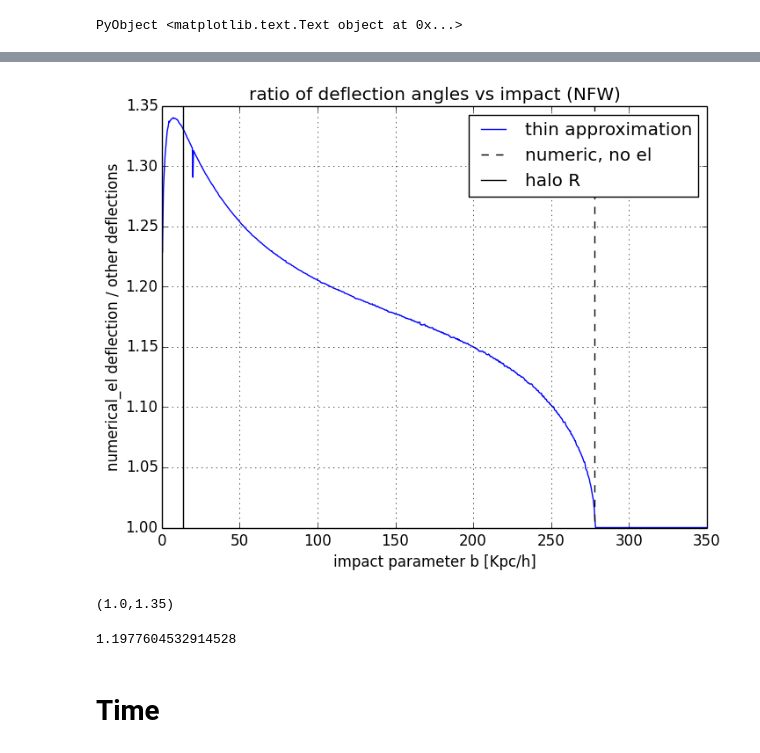
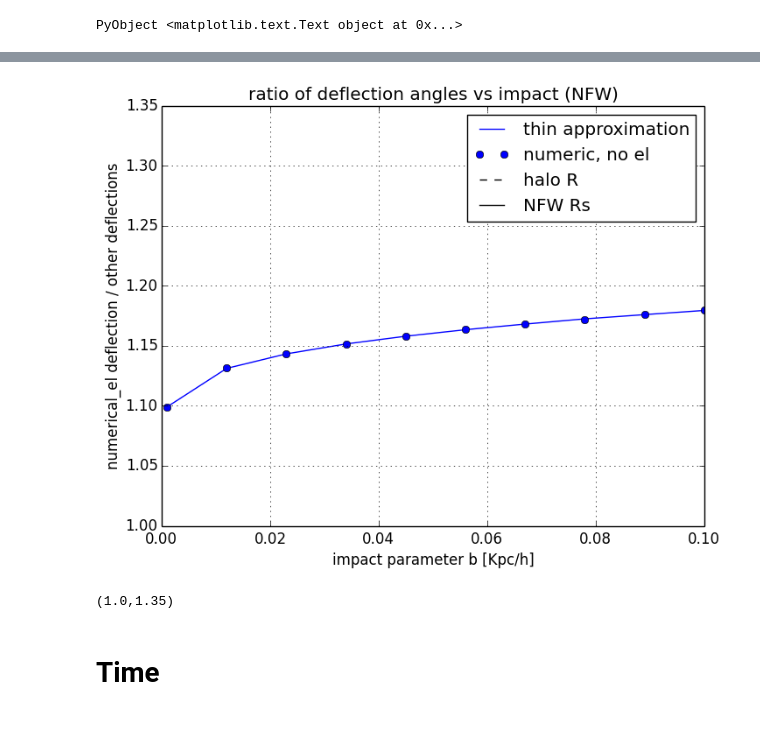
Before and after one commit to skariel/Lensing, a Jupyter notebook: BASELINE.ipynb, the cells around one changed output, grey strips where cells are left out. Saved outputs shown, nothing was run; the diff lists cells and outputs as text; code cells hidden in the pictures; blank space fills up the shorter version.

```diff
--- a/BASELINE.ipynb
+++ b/BASELINE.ipynb
@@ -168,24 +140,24 @@ WARNING: Method definition projmass(Any) in module Main at In[3]:4 overwritten a
 # %%
 bs=Float64[]
-nfw_tdas=Float64[]
-nfw_ddas=Float64[]
-nfw_edas=Float64[]
+bnfw_tdas=Float64[]
+bnfw_ddas=Float64[]
+bnfw_edas=Float64[]
 
 rs = 3.3e6
-for b in big(linspace(0.03, 350, 1000))
+for b in big(linspace(0.001, 0.1, 10))
     println(b)
     push!(bs, b)
 
     tg = b/rs
-#      dx, dy, du, ddu, dia, doa, dda, dθ =
-#          numeric(massfunc, 0.0, rs, tg, 1000);
+    dx, dy, du, ddu, dia, doa, dda, dθ =
+        numeric(massfunc, 0.0, rs, tg, 1000);
     tx, ty, tu, tdu, tia, toa, tda, tθ =
         thin(projmass, 0.0, rs, tg, 1000);
     ex, ey, eu, edu, eia, eoa, eda, eθ =
         numeric_el(massfunc, rhofunc, 0.0, rs, tg, 1000);
 
-    push!(nfw_tdas, float(tda))
-#    push!(nfw_ddas, float(dda))
-    push!(nfw_edas, float(eda));
+    push!(bnfw_tdas, float(tda))
+    push!(bnfw_ddas, float(dda))
+    push!(bnfw_edas, float(eda));
 end;
 # %% [output]
@@ -229,23 +197,22 @@ ValueError('x and y must have same first dimension',)
 # %%
 plot(bs, nfw_edas./nfw_tdas,"-b")
 hold(true)
+plot(bs, bnfw_edas./bnfw_tdas,"ob")
+
+
 #plot(bs, nfw_edas./nfw_ddas, "-r")
 plot([278,278],[0.8,2.4],"--k")
 plot([13.91,13.91],[0.8,2.4],"-k")
 grid(true)
 xlabel("impact parameter b [Kpc/h]")
 ylabel("numerical_el deflection / other deflections")
 legend(["thin approximation","numeric, no el","halo R","NFW Rs"], loc=1)
 title("ratio of deflection angles vs impact (NFW)")
-xlim(0.03,350)
+xlim(0.0,0.1)
 ylim(1.0,1.35)
 # %% [output]
-[figure, old version]
+[figure, new version]
 (1.0,1.35)
-# %%
-(nfw_edas./nfw_tdas)[3]
-# %% [output]
-1.1977604532914528
 # %% [markdown]
 # Time
 # %%
```
Also changed, not shown: parts of 6 cells of this notebook, 2 other files.
